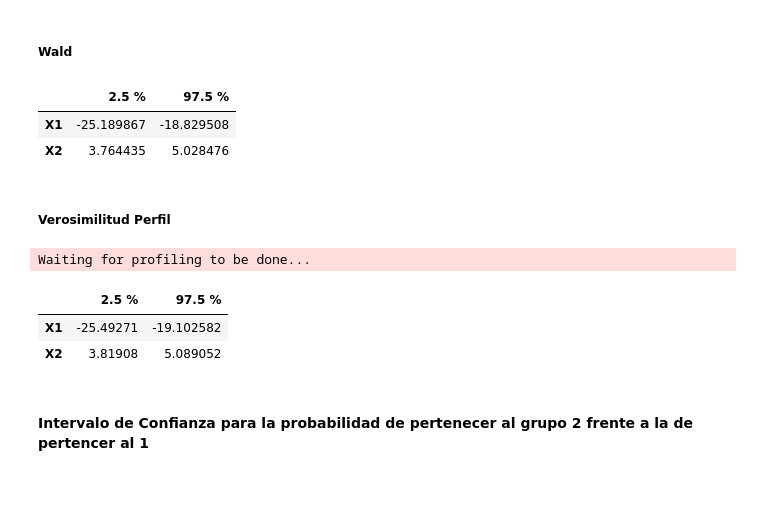
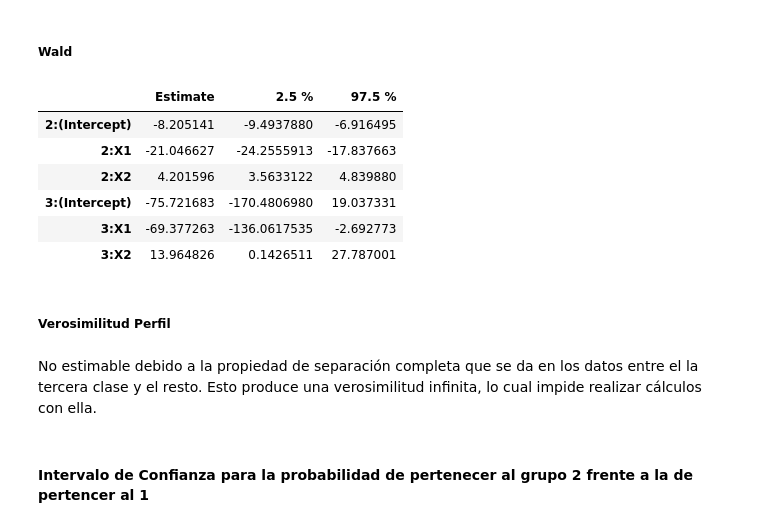
Before and after one commit to garciparedes/multinomial-logistic-contingency, a Jupyter notebook: notebook.ipynb, the cells around one changed output. Drawn from its saved outputs; the diff is of its cells as text; code cells hidden in the pictures; blank space fills up the shorter version.

```diff
--- a/notebook.ipynb
+++ b/notebook.ipynb
@@ -52,6 +52,6 @@ plot(X1 ~ X2, col = as.numeric(Y) + 1, data = datos1, pch=20)
 # %% [markdown]
 #### Ajuste del Modelo
 # %%
-fit.datos1 <- polr(Y ~ X1 + X2, data=datos1, Hess = TRUE)
+fit.datos1 <- multinom(Y ~ X1 + X2, data=(datos1), Hess = TRUE)
 summary(fit.datos1)
 # %% [output]
@@ -77,19 +89,18 @@ AIC: 257.2769
 # %% [markdown]
 ##### Wald
 # %%
-confint.default(fit.datos1)
+Rcmdr::Confint(fit.datos1)
 # %% [output]
-|  | 2.5 % | 97.5 % |
-| X1 | -25.189867 | -18.829508 |
-| X2 | 3.764435 | 5.028476 |
+|  | Estimate | 2.5 % | 97.5 % |
+| 2:(Intercept) | -8.205141 | -9.4937880 | -6.916495 |
+| 2:X1 | -21.046627 | -24.2555913 | -17.837663 |
+| 2:X2 | 4.201596 | 3.5633122 | 4.839880 |
+| 3:(Intercept) | -75.721683 | -170.4806980 | 19.037331 |
+| 3:X1 | -69.377263 | -136.0617535 | -2.692773 |
+| 3:X2 | 13.964826 | 0.1426511 | 27.787001 |
 # %% [markdown]
 ##### Verosimilitud Perfil
-# %%
-confint(fit.datos1)
-# %% [output]
-Waiting for profiling to be done...
-|  | 2.5 % | 97.5 % |
-| X1 | -25.49271 | -19.102582 |
-| X2 | 3.81908 | 5.089052 |
+# %% [markdown]
+No estimable debido a la propiedad de separación completa que se da en los datos entre el la tercera clase y el resto. Esto produce una verosimilitud infinita, lo cual impide realizar cálculos con ella.
 # %% [markdown]
 #### Intervalo de Confianza para la probabilidad de pertenecer al grupo 2 frente a la de pertencer al 1
```
Also changed, not shown: parts of 32 cells of this notebook.
